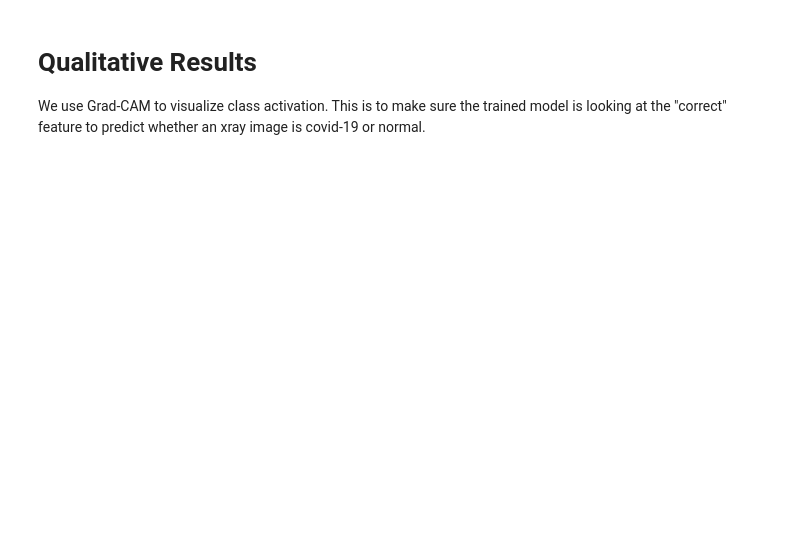
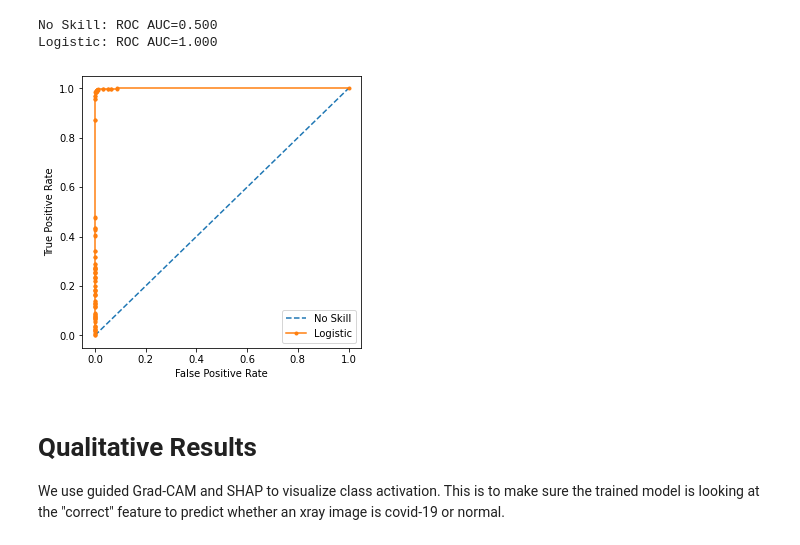
Before and after one commit to zhiqin1998/covid19-detection, a Jupyter notebook: notebooks/3. ModelResults.ipynb, the cells around one changed output. Saved outputs shown, nothing was run; the diff lists cells and outputs as text; code cells hidden in the pictures; blank space fills up the shorter version.

```diff
--- a/notebooks/3. ModelResults.ipynb
+++ b/notebooks/3. ModelResults.ipynb
@@ -9,0 +21,2 @@ from tensorflow.keras.layers import Input
+# %%
+model = load_model('../outputs/final_model.h5')
@@ -9,0 +27,16 @@ from tensorflow.keras.layers import Input
+# %%
+image_dir = '../data/clahe_applied/'
+target_size = (299, 299)
+
+X, y = [], []
+classes = {0: 'NORMAL', 1: 'COVID-19'}
+rev_class = {v:k for k, v in classes.items()}
+for _class in os.listdir(image_dir):
+    for img_path in os.listdir(os.path.join(image_dir, _class)):
+        X.append(img_to_array(load_img(os.path.join(image_dir, _class, img_path), target_size=target_size)))
+        y.append(rev_class[_class])
+X = np.array(X)
+y = np.array(y)
+# %%
+datagen = ImageDataGenerator(preprocessing_function=preprocess_input)
+y_prob = model.predict(datagen.flow(X, shuffle=False, batch_size=1))
@@ -10,3 +100,31 @@ from tensorflow.keras.layers import Input
+# %%
+# generate a no skill prediction (majority class)
+ns_probs = [0 for _ in range(len(y))]
+
+# calculate scores
+ns_auc = roc_auc_score(y, ns_probs)
+lr_auc = roc_auc_score(y, y_prob)
+# summarize scores
+print('No Skill: ROC AUC=%.3f' % (ns_auc))
+print('Logistic: ROC AUC=%.3f' % (lr_auc))
+# calculate roc curves
+ns_fpr, ns_tpr, _ = roc_curve(y, ns_probs)
+lr_fpr, lr_tpr, _ = roc_curve(y, y_prob)
+
+plt.figure(figsize=(5, 5))
+# plot the roc curve for the model
+plt.plot(ns_fpr, ns_tpr, linestyle='--', label='No Skill')
+plt.plot(lr_fpr, lr_tpr, marker='.', label='Logistic')
+# axis labels
+plt.xlabel('False Positive Rate')
+plt.ylabel('True Positive Rate')
+# show the legend
+plt.legend()
+plt.show()
+# %% [output]
+No Skill: ROC AUC=0.500
+Logistic: ROC AUC=1.000
+[figure, added]
 # %% [markdown]
 # Qualitative Results
-We use Grad-CAM to visualize class activation. This is to make sure the trained model is looking at the "correct" feature to predict whether an xray image is covid-19 or normal.
+We use guided Grad-CAM and SHAP to visualize class activation. This is to make sure the trained model is looking at the "correct" feature to predict whether an xray image is covid-19 or normal.
```
Also changed, not shown: parts of 23 cells of this notebook, 2 other files.
